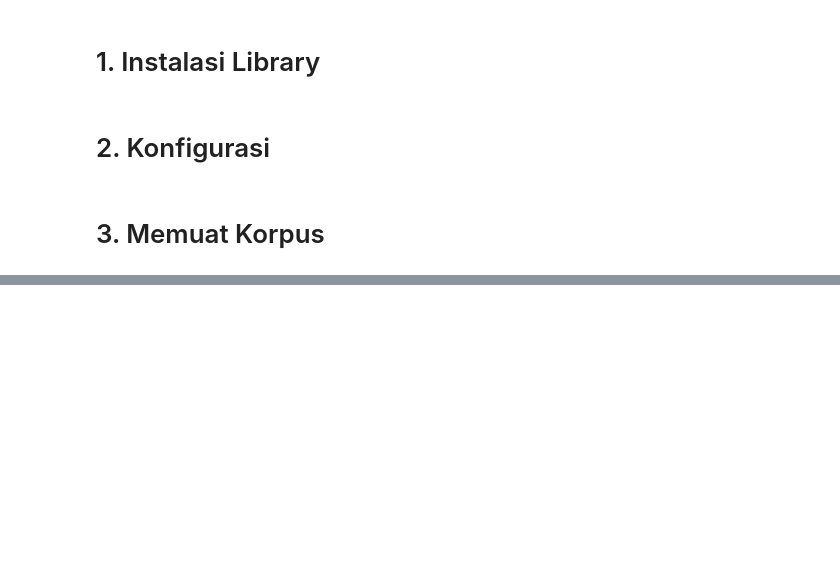
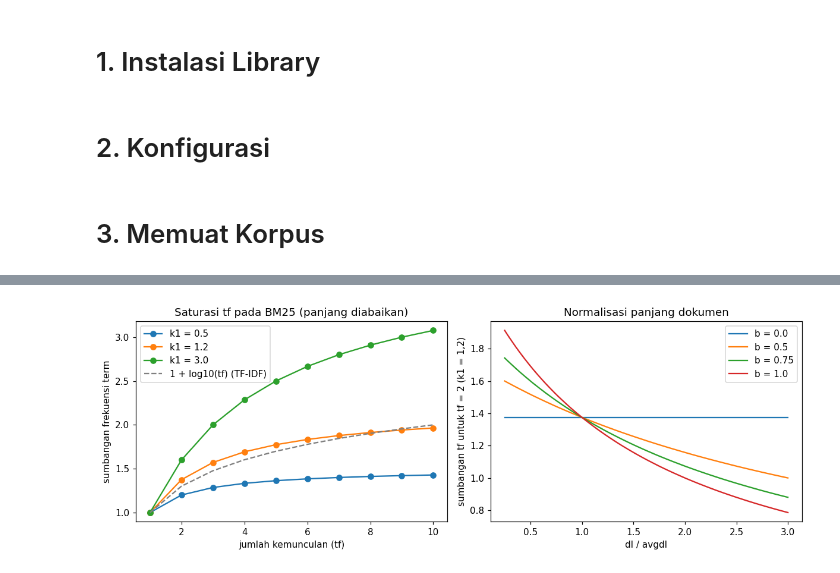
Before and after one commit to EaganKyoji/AI-project, a Jupyter notebook: perbandingan-cosine-tf-idf-dengan-bm25.ipynb, the cells around one changed output, grey strips where cells are left out. Drawn from its saved outputs; the diff is of its cells as text; code cells hidden in the pictures; blank space fills up the shorter version.

```diff
--- a/perbandingan-cosine-tf-idf-dengan-bm25.ipynb
+++ b/perbandingan-cosine-tf-idf-dengan-bm25.ipynb
@@ -107,0 +743,98 @@ Daftar kolom: Index(['docID', 'title', 'article_text', 'tokens_stemmed'], dtype=
+# %%
+tf_sumbu = np.arange(1, 11)
+fig, ax = plt.subplots(1, 2, figsize=(11, 4))
+for k1 in [0.5, 1.2, 3.0]:
+    ax[0].plot(tf_sumbu, tf_sumbu * (k1 + 1) / (tf_sumbu + k1), marker="o", label=f"k1 = {k1}")
+ax[0].plot(tf_sumbu, 1 + np.log10(tf_sumbu), linestyle="--", color="grey", label="1 + log10(tf) (TF-IDF)")
+ax[0].set_xlabel("jumlah kemunculan (tf)")
+ax[0].set_ylabel("sumbangan frekuensi term")
+ax[0].set_title("Saturasi tf pada BM25 (panjang diabaikan)")
+ax[0].legend()
+rasio_sumbu = np.linspace(0.25, 3, 100)
+for b in [0.0, 0.5, 0.75, 1.0]:
+    K = 1.2 * (1 - b + b * rasio_sumbu)
+    ax[1].plot(rasio_sumbu, 2 * 2.2 / (2 + K), label=f"b = {b}")
+ax[1].set_xlabel("dl / avgdl")
+ax[1].set_ylabel("sumbangan tf untuk tf = 2 (k1 = 1,2)")
+ax[1].set_title("Normalisasi panjang dokumen")
+ax[1].legend()
+fig.tight_layout()
+fig.savefig(f"/kaggle/working/FOLDER_HASIL/kurva_teori_k1_b.png", bbox_inches="tight")
+plt.show()
+
+SETELAN = sorted({(k1, b) for k1 in K_PERCOBAAN for b in B_PERCOBAAN} | {(K1_BAWAAN, B_BAWAAN)})
+RANK_GRID = {s: [peringkat(indeks.skor_bm25(q["token"], s[0], s[1])) for q in queries] for s in SETELAN}
+dasar = RANK_GRID[(K1_BAWAAN, B_BAWAAN)]
+
+baris_grid = []
+overlap_per_query = {}
+for (k1, b), rk in RANK_GRID.items():
+    ov = [len(set(r[:TOP_K].tolist()) & set(d[:TOP_K].tolist())) / TOP_K for r, d in zip(rk, dasar)]
+    overlap_per_query[(k1, b)] = ov
+    top1_beda = sum(1 for r, d in zip(rk, dasar) if len(r) and len(d) and r[0] != d[0])
+    ada_nilai = [(r, q["relevan"]) for r, q in zip(rk, queries) if q["relevan"]]
+    baris_grid.append({
+        "k1": k1, "b": b, f"overlap@{TOP_K}": np.mean(ov), "query top-1 berubah": top1_beda,
+        "MAP": np.mean([average_precision(r, rel) for r, rel in ada_nilai]) if ada_nilai else np.nan,
+        f"P@{TOP_K}": np.mean([presisi_di_k(r, rel, TOP_K) for r, rel in ada_nilai]) if ada_nilai else np.nan,
+    })
+
+grid = pd.DataFrame(baris_grid)
+display(grid.round(3))
+
+
+def gambar_heatmap(ax, kolom, judul, fmt):
+    tabel = grid.pivot(index="b", columns="k1", values=kolom)
+    im = ax.imshow(tabel.values, cmap="viridis", aspect="auto", origin="lower")
+    ax.set_xticks(range(len(tabel.columns)))
+    ax.set_xticklabels(tabel.columns)
+    ax.set_yticks(range(len(tabel.index)))
+    ax.set_yticklabels(tabel.index)
+    ax.set_xlabel("k1")
+    ax.set_ylabel("b")
+    ax.set_title(judul)
+    nilai_tengah = np.nanmean(tabel.values)
+    for a in range(tabel.shape[0]):
+        for c in range(tabel.shape[1]):
+            v = tabel.values[a, c]
+            ax.text(c, a, format(v, fmt), ha="center", va="center",
+                    color="white" if v < nilai_tengah else "black", fontsize=9)
+    plt.colorbar(im, ax=ax, fraction=0.046)
+
+
+fig, ax = plt.subplots(1, 2, figsize=(12, 4))
+gambar_heatmap(ax[0], f"overlap@{TOP_K}", f"Stabilitas top-{TOP_K} terhadap setelan baku", ".2f")
+gambar_heatmap(ax[1], "MAP", "MAP per setelan", ".3f")
+fig.tight_layout()
+fig.savefig(f"/kaggle/working/FOLDER_HASIL/heatmap_grid_k1_b.png", bbox_inches="tight")
+plt.show()
+
+sens = pd.DataFrame({
+    "no": [q["no"] for q in queries],
+    "query": [q["teks"] for q in queries],
+    "setelan yang mengubah top-k": [sum(1 for s in SETELAN if overlap_per_query[s][i] < 1) for i in range(len(queries))],
+    f"overlap@{TOP_K} terendah": [min(overlap_per_query[s][i] for s in SETELAN) for i in range(len(queries))],
+    "setelan terburuk": [min(SETELAN, key=lambda s: overlap_per_query[s][i]) for i in range(len(queries))],
+}).set_index("no").sort_values([f"overlap@{TOP_K} terendah", "setelan yang mengubah top-k"], ascending=[True, False])
+print(f"Sensitivitas per query (dari {len(SETELAN)} setelan):")
+display(sens)
+
+SETELAN_JALUR = list(dict.fromkeys([(k, B_BAWAAN) for k in K_PERCOBAAN] + [(K1_BAWAAN, b) for b in B_PERCOBAAN if b != B_BAWAAN]))
+no_peka = sens.index[0]
+i_peka = no_peka - 1
+dok_dasar = dasar[i_peka][:5]
+
+
+def posisi(ranking, d):
+    daftar = ranking[:100].tolist()
+    return daftar.index(d) + 1 if d in daftar else ">100"
+
+
+jejak = pd.DataFrame(
+    {f"k1={k1}, b={b}": [posisi(RANK_GRID[(k1, b)][i_peka], d) for d in dok_dasar] for k1, b in SETELAN_JALUR},
+    index=[f"{korpus['id'][d]} | {korpus['label'][d][:35]}" for d in dok_dasar],
+)
+print(f"Jejak peringkat 5 dokumen teratas BM25 baku untuk query {no_peka} ({queries[i_peka]['teks']!r}):")
+display(jejak)
+# %% [output]
+[figure, added]
```
Also changed, not shown: parts of 20 cells of this notebook.
